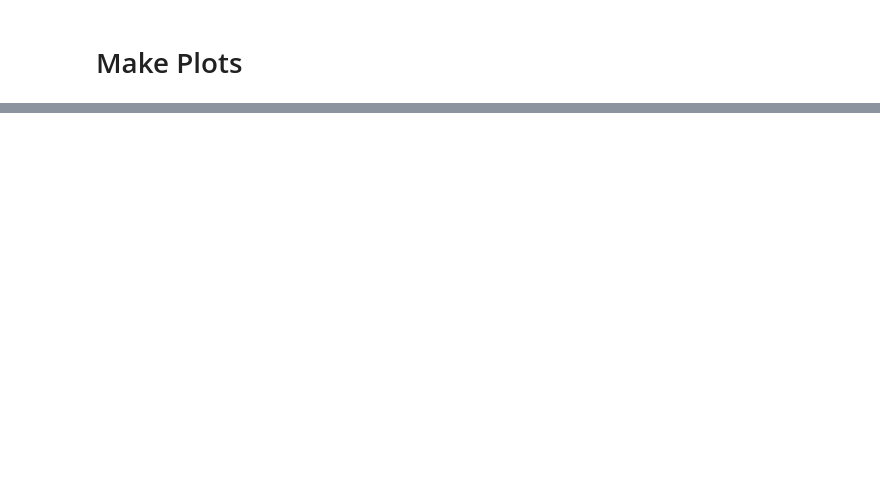
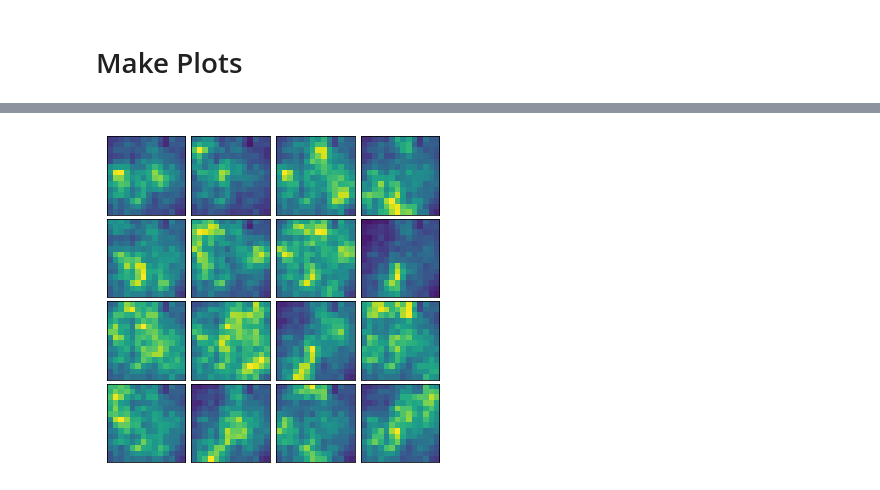
Before and after one commit to chingf/sr-project, a Jupyter notebook: notebooks/5f-place-field-barriers.ipynb, the cells around one changed output, grey strips where cells are left out. Cells and saved outputs as stored; diff of their text form; code cells hidden in the pictures; blank space fills up the shorter version.

```diff
--- a/notebooks/5f-place-field-barriers.ipynb
+++ b/notebooks/5f-place-field-barriers.ipynb
@@ -153,0 +301,30 @@ plt.show()
+# %%
+import matplotlib.gridspec as gridspec
+
+grid_x = 4; grid_y = 4;
+
+plt.figure(figsize = (6, 6))
+gs1 = gridspec.GridSpec(grid_x, grid_y)
+gs1.update(wspace=0.05, hspace=0.05) # set the spacing between axes.
+
+idx = 0
+for neur in neurs:
+    firing_field = np.zeros((arena_length, arena_length))*np.nan
+    for x in range(arena_length):
+        for y in range(arena_length):
+            frame_idxs = np.logical_and(reg_xs == x, reg_ys == y)
+            fr = np.nanmean(reg_outputs[frame_idxs, neur])
+            firing_field[x,y] = fr
+    firing_field[np.isnan(firing_field)] = 0
+    if not np.any(firing_field > 0): continue
+    ax = plt.subplot(gs1[idx])
+    plt.axis('on')
+    ax.imshow(firing_field/firing_field.max(), vmin=0, vmax=1)
+    ax.set_xticks([])
+    ax.set_yticks([])
+
+    idx += 1
+    if idx == grid_x*grid_y: break
+plt.show()
+# %% [output]
+[figure, added]
```
Also changed, not shown: parts of 20 cells of this notebook, 5 other files.
